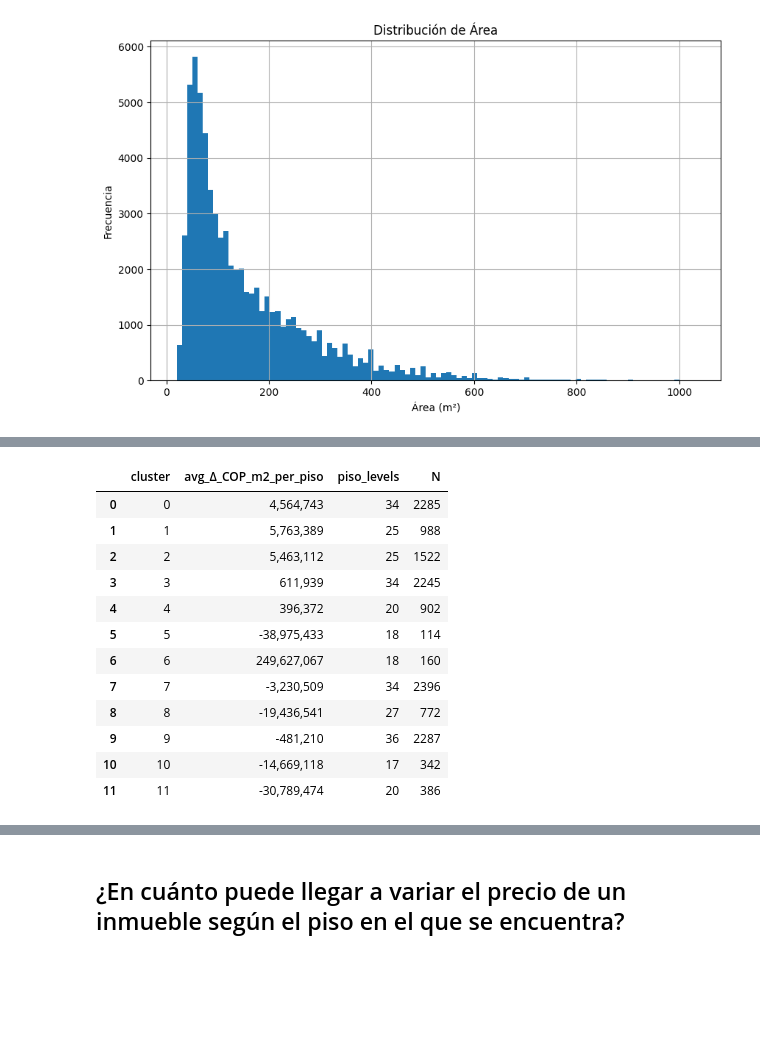
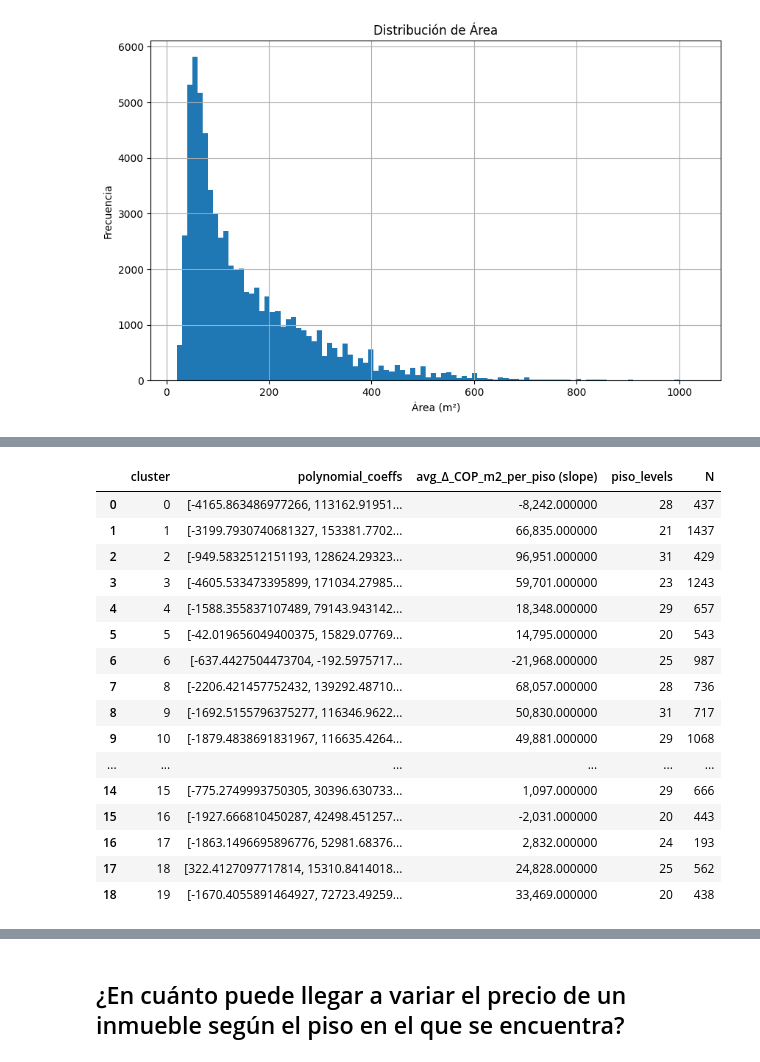
Before and after one commit to santiagogr10/Duppla, a Jupyter notebook: Notebooks/analysis.ipynb, the cells around one changed output, grey strips where cells are left out. Saved outputs shown, nothing was run; the diff lists cells and outputs as text; code cells hidden in the pictures; blank space fills up the shorter version.

```diff
--- a/Notebooks/analysis.ipynb
+++ b/Notebooks/analysis.ipynb
@@ -1282,30 +1311,29 @@ import pandas as pd
 # ---------------------------------------------------------------
 # 1) Select the features
 # ---------------------------------------------------------------
-features = ['area', 'precio_m2']
+features = ['longitud','latitud']
 X = df[features].values.copy()
 
 # ---------------------------------------------------------------
 # 2) Standardize each feature (mean = 0, std = 1)
 # ---------------------------------------------------------------
-scaler = StandardScaler()
-X_std = scaler.fit_transform(X)
+
 
 # ---------------------------------------------------------------
 # 3) Apply custom weights
 #    - give very high importance to 'precio_m2'
 #    - give high importance to 'area'
 # ---------------------------------------------------------------
-weights = np.ones(X_std.shape[1])
-weights[features.index('area')] = 1
-weights[features.index('precio_m2')] = 1
+weights = np.ones(X.shape[1])
+weights[features.index('longitud')] = 1
+weights[features.index('latitud')] = 1
 
-X_weighted = X_std * weights                # broadcast weights
+X_weighted = X * weights                # broadcast weights
 
 # ---------------------------------------------------------------
 # 4) Run MiniBatchKMeans with your chosen K
 # ---------------------------------------------------------------
-k = 12                        # set desired number of clusters
+k = 20                       # set desired number of clusters
 kmeans = MiniBatchKMeans(
     n_clusters=k,
     batch_size= 1400,
@@ -1314,3 +1342,7 @@ kmeans = MiniBatchKMeans(
 df['cluster'] = kmeans.fit_predict(X_weighted)
 
 # --------------------------------------------------------------
+cluster_counts = df['cluster'].value_counts().sort_index()
+
+# Display the counts
+display(cluster_counts)
@@ -1317,50 +1367,68 @@ df['cluster'] = kmeans.fit_predict(X_weighted)
 # %%
+import numpy as np
 import pandas as pd
-import numpy as np
 
 # ---------------------------------------------------------------
-# Average COP/m² increase per piso within each cluster, with counts
+# Polynomial regression (degree 2) of precio_m2 ~ piso per cluster
+# Exclude clusters with fewer than 10 elements
 # ---------------------------------------------------------------
+degree = 2  # You can change to 3 for cubic
+
 results = []
 
-for c, grp in df[['cluster', 'piso', 'precio_venta']].dropna().groupby('cluster'):
-    mean_by_piso = grp.groupby('piso')['precio_venta'].mean().sort_index()
-    if len(mean_by_piso) < 2:
+for c, grp in df[['cluster', 'piso', 'precio_m2']].dropna().groupby('cluster'):
+    # Total number of records in cluster
+    N_cluster = len(df[df['cluster'] == c])
+    if N_cluster < 10:
+        continue  # skip clusters with fewer than 10 elements
+
+    # Compute mean price_m2 by piso
+    mean_by_piso = grp.groupby('piso')['precio_m2'].mean().sort_index()
+    x = mean_by_piso.index.to_numpy()
+    y = mean_by_piso.values
+
+    # Need at least degree+1 points
+    if len(x) < degree + 1:
         continue
 
-    diffs = mean_by_piso.diff().dropna()
+    # Fit polynomial of specified degree
+    coefs = np.polyfit(x, y, degree)
 
-    avg_diff = diffs.mean()           # average COP/m² per piso
-    piso_count = len(mean_by_piso)    # number of piso levels considered
-    N_cluster = len(grp)              # total records in cluster
+    # Derivative coefficients for slope calculation
+    deriv_coefs = np.polyder(coefs)
+
+    # Evaluate slope at each observed piso and average
+    slopes = np.polyval(deriv_coefs, x)
+    avg_slope = np.mean(slopes)
 
     results.append({
         'cluster': c,
-        'avg_Δ_COP_m2_per_piso': round(avg_diff, 0),
-        'piso_levels': piso_count,
+        'polynomial_coeffs': coefs.tolist(),
+        'avg_Δ_COP_m2_per_piso (slope)': round(avg_slope, 0),
+        'piso_levels': len(x),
         'N': N_cluster
     })
 
-cluster_diff_table = pd.DataFrame(results).sort_values('cluster')
-display(cluster_diff_table)
-
-# ---------------------------------------------------------------
-# Compute overall (weighted) average using N as weights
-# ---------------------------------------------------------------
+poly_results = pd.DataFrame(results).sort_values('cluster')
+display(poly_results)
 # %% [output]
-|  | cluster | avg_Δ_COP_m2_per_piso | piso_levels | N |
-| 0 | 0 | 4,564,743 | 34 | 2285 |
-| 1 | 1 | 5,763,389 | 25 | 988 |
-| 2 | 2 | 5,463,112 | 25 | 1522 |
-| 3 | 3 | 611,939 | 34 | 2245 |
-| 4 | 4 | 396,372 | 20 | 902 |
-| 5 | 5 | -38,975,433 | 18 | 114 |
-| 6 | 6 | 249,627,067 | 18 | 160 |
-| 7 | 7 | -3,230,509 | 34 | 2396 |
-| 8 | 8 | -19,436,541 | 27 | 772 |
-| 9 | 9 | -481,210 | 36 | 2287 |
-| 10 | 10 | -14,669,118 | 17 | 342 |
-| 11 | 11 | -30,789,474 | 20 | 386 |
+|  | cluster | polynomial_coeffs | avg_Δ_COP_m2_per_piso (slope) | piso_levels | N |
+| 0 | 0 | [-4165.863486977266, 113162.91951... | -8,242.000000 | 28 | 437 |
+| 1 | 1 | [-3199.7930740681327, 153381.7702... | 66,835.000000 | 21 | 1437 |
+| 2 | 2 | [-949.5832512151193, 128624.29323... | 96,951.000000 | 31 | 429 |
+| 3 | 3 | [-4605.533473395899, 171034.27985... | 59,701.000000 | 23 | 1243 |
+| 4 | 4 | [-1588.355837107489, 79143.943142... | 18,348.000000 | 29 | 657 |
+| 5 | 5 | [-42.019656049400375, 15829.07769... | 14,795.000000 | 20 | 543 |
+| 6 | 6 | [-637.4427504473704, -192.5975717... | -21,968.000000 | 25 | 987 |
+| 7 | 8 | [-2206.421457752432, 139292.48710... | 68,057.000000 | 28 | 736 |
+| 8 | 9 | [-1692.5155796375277, 116346.9622... | 50,830.000000 | 31 | 717 |
+| 9 | 10 | [-1879.4838691831967, 116635.4264... | 49,881.000000 | 29 | 1068 |
+| ... | ... | ... | ... | ... | ... |
+| 14 | 15 | [-775.2749993750305, 30396.630733... | 1,097.000000 | 29 | 666 |
+| 15 | 16 | [-1927.666810450287, 42498.451257... | -2,031.000000 | 20 | 443 |
+| 16 | 17 | [-1863.1496695896776, 52981.68376... | 2,832.000000 | 24 | 193 |
+| 17 | 18 | [322.4127097717814, 15310.8414018... | 24,828.000000 | 25 | 562 |
+| 18 | 19 | [-1670.4055891464927, 72723.49259... | 33,469.000000 | 20 | 438 |
 # %%
 
 # 2) Promedio ponderado por tamaño de muestra 'N'
```
Also changed, not shown: parts of 12 cells of this notebook.
